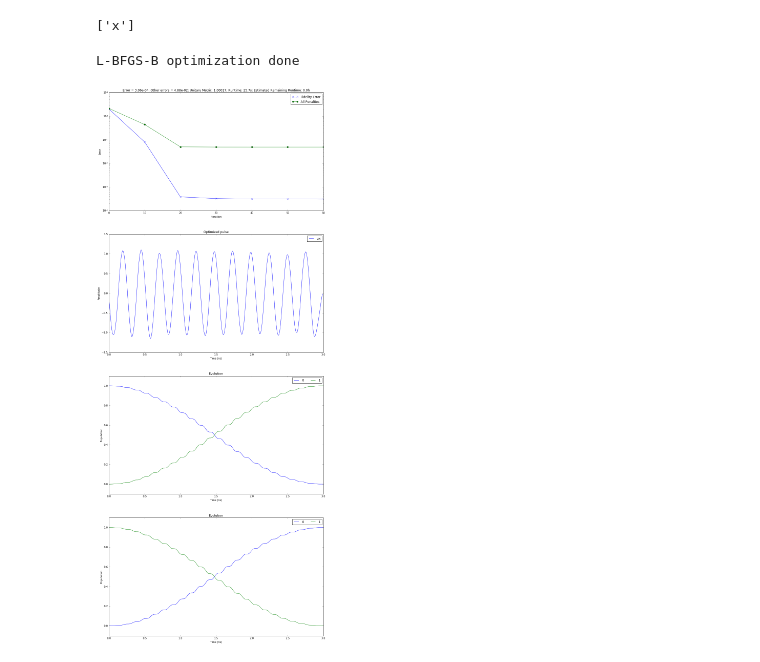
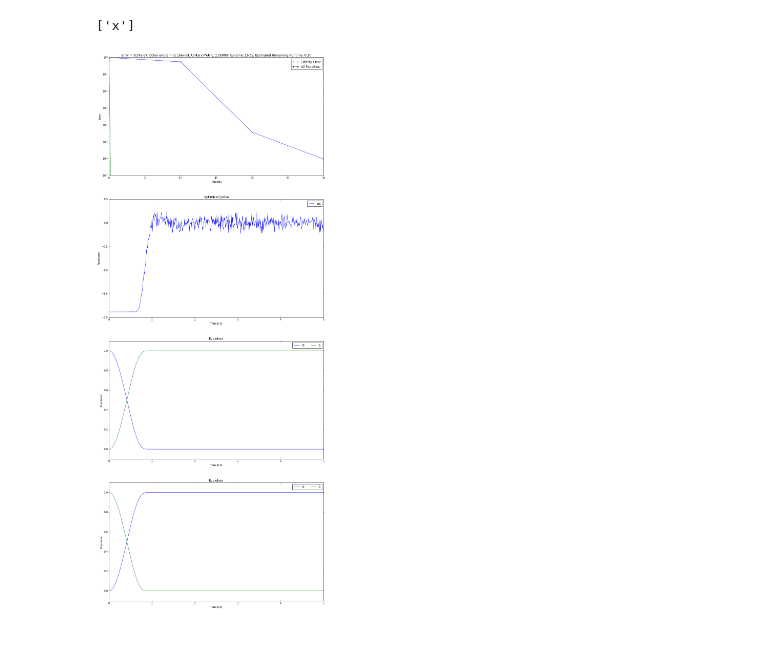
Before and after one commit to SchusterLab/GRAPE-Tensorflow-Examples, a Jupyter notebook: spin_Pi_speed_up.ipynb, the cells around one changed output. Drawn from its saved outputs; the diff is of its cells as text; code cells hidden in the pictures.

```diff
--- a/spin_Pi_speed_up.ipynb
+++ b/spin_Pi_speed_up.ipynb
@@ -15,14 +15,14 @@ Populating the interactive namespace from numpy and matplotlib
 
 
 #Defining time scales
-total_time = 3.0
-steps = 300
+total_time = 5.0
+steps = 500
 
 state_transfer = True
 #Defining H0
 qubit_state_num = 2
 qubit_num = 1
-freq_ge = 3.9#GHz
+freq_ge = 0#3.9#GHz
 g = 0.2 #GHz
 
 ens = np.array([ 2*np.pi*ii*(freq_ge) for ii in np.arange(qubit_state_num)])
@@ -70,17 +70,18 @@ Hnames =['x']
 print Hnames
 
 #Defining convergence parameters
-max_iterations = 100
+max_iterations = 1000
 decay = 5000 #max_iterations/2
-convergence = {'rate':0.01, 'update_step':10, 'max_iterations':max_iterations,\
+convergence = {'rate':0.1, 'update_step':10, 'max_iterations':max_iterations,\
                'conv_target':1e-6,'learning_rate_decay':decay}
 
+#reg_coeffs = {'envelope':0.01,'dwdt':0.01,'d2wdt2':0.001*0.001,'bandpass':0.1,'band':[3,5]}
 
 ## without speed up
-reg_coeffs = {'envelope':0.01,'dwdt':0.001,'d2wdt2':0.0001*0.001, 'speed_up':0}
+#reg_coeffs = {'envelope':0.01,'dwdt':0.01,'d2wdt2':0.001*0.001,'speed_up':0}
 
 ## with speed up
-# reg_coeffs = {'envelope':0.0,'dwdt':0.00,'d2wdt2':0.00, 'speed_up':100}
+reg_coeffs = {'envelope':0.0,'dwdt':0.00,'d2wdt2':0.00, 'speed_up':100}
 
 ## with speed up and noise reduction
 #reg_coeffs = {'envelope':0.1,'dwdt':0.001,'d2wdt2':0.0001, 'speed_up':100}
@@ -89,14 +90,13 @@ reg_coeffs = {'envelope':0.01,'dwdt':0.001,'d2wdt2':0.0001*0.001, 'speed_up':0}
 # %%
  #Extra options
 #reg_coeffs = reg_coeffs,draw = [states_draw_list,states_draw_names] ,forbidden = states_forbidden_list,multi_mode = multi_mode,
 #maxA = ops_max_amp,use_gpu = True
 
 uks,U_final = Grape(H0,Hops,Hnames,U,total_time,steps,psi0,convergence=convergence, draw = [states_draw_list,states_draw_names],
-                    state_transfer=True,
+                    state_transfer=True,use_gpu=True,
                     show_plots = True,
        unitary_error = 1e-6, method = 'L-BFGS-B', maxA=ops_max_amp,\
                    reg_coeffs=reg_coeffs, file_name='spin_pi_speed_up',
                     data_path = '/home/nelson/Simulations/GRAPE-Data/spin_pi_speed_up')
 # %% [output]
-L-BFGS-B optimization done
-[figure, old version]
+[figure, new version]
```
Also changed, not shown: parts of 1 cell of this notebook, 8 other files.
